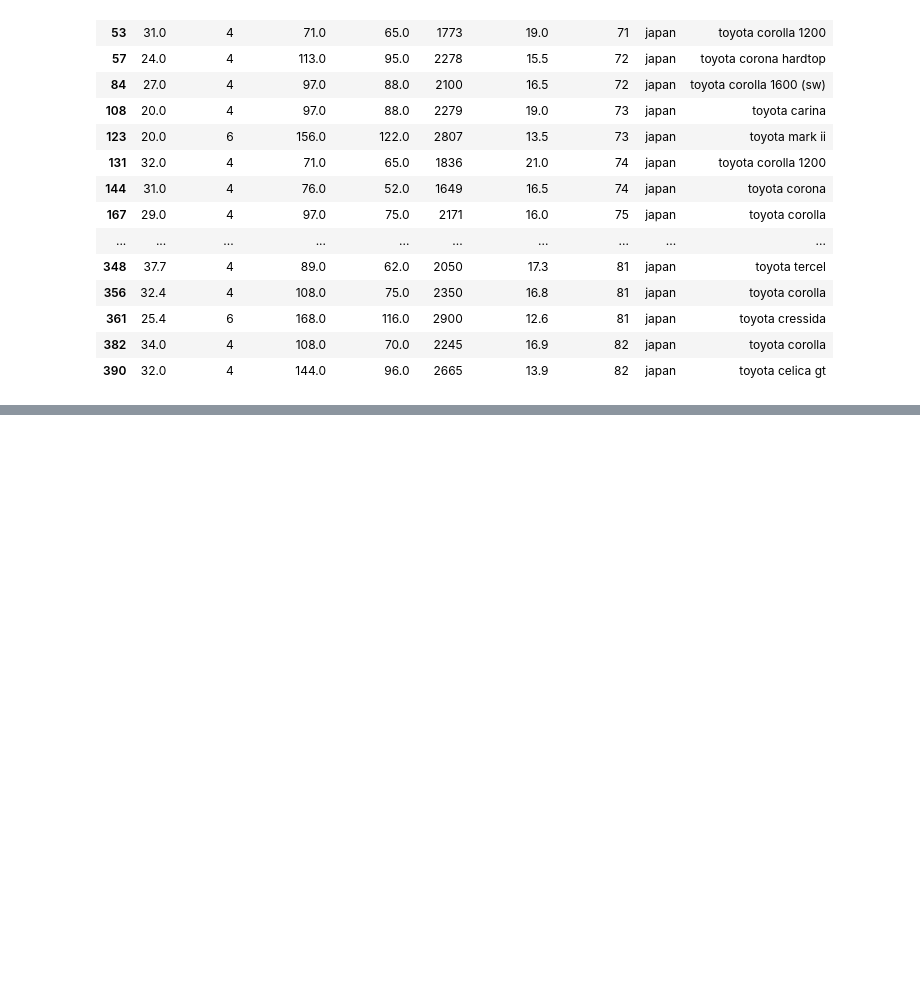
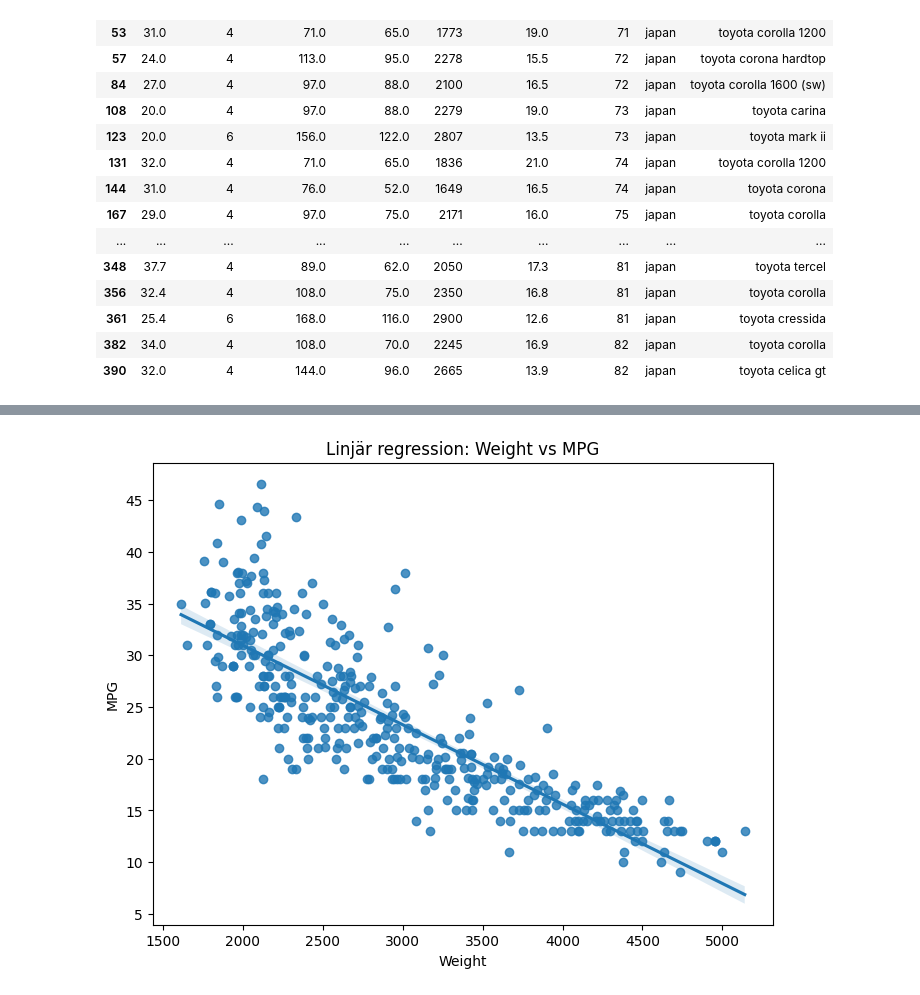
Before and after one commit to glennart8/ai_engineering_henrik_pilback, a Jupyter notebook: Exercises/exercise_1.ipynb, the cells around one changed output, grey strips where cells are left out. Saved outputs shown, nothing was run; the diff lists cells and outputs as text; code cells hidden in the pictures; blank space fills up the shorter version.

Commit message:
Finsihed exercise 1_2 about linear regression

```diff
--- a/Exercises/exercise_1.ipynb
+++ b/Exercises/exercise_1.ipynb
@@ -102,0 +137,11 @@ toyota_df
+# %%
+plt.figure(figsize=(8,6))
+# regplot() räknar ut regressionslinjen automatiskt
+sns.regplot(data=df, x="weight", y="mpg")
+
+plt.title("Linjär regression: Weight vs MPG")
+plt.xlabel("Weight")
+plt.ylabel("MPG")
+plt.show()
+# %% [output]
+[figure, added]
```
Also changed, not shown: parts of 47 cells of this notebook, 2 other files.
